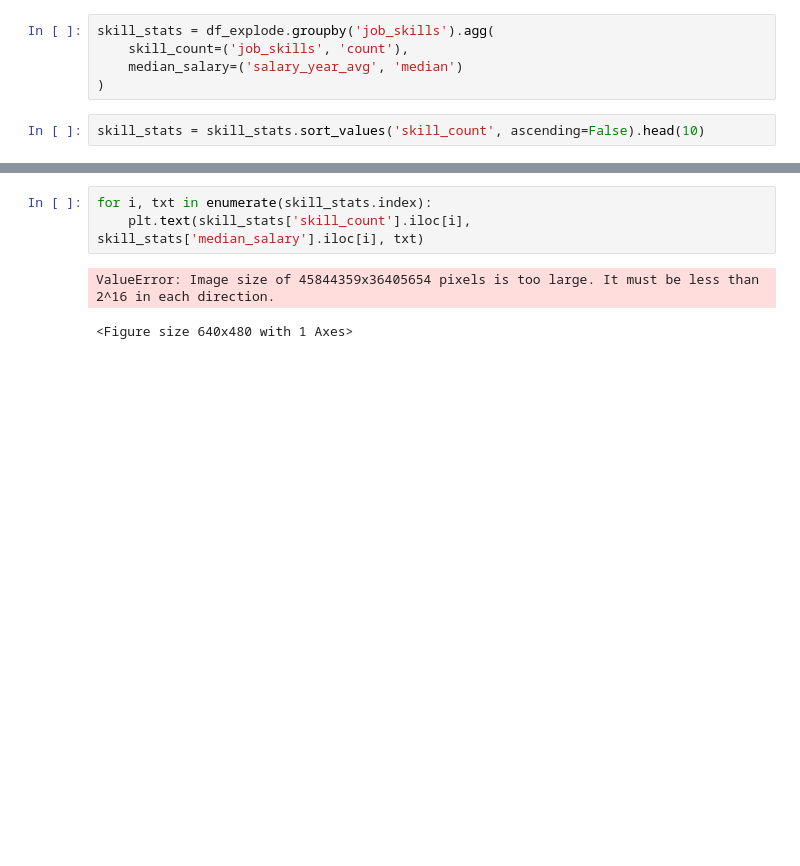
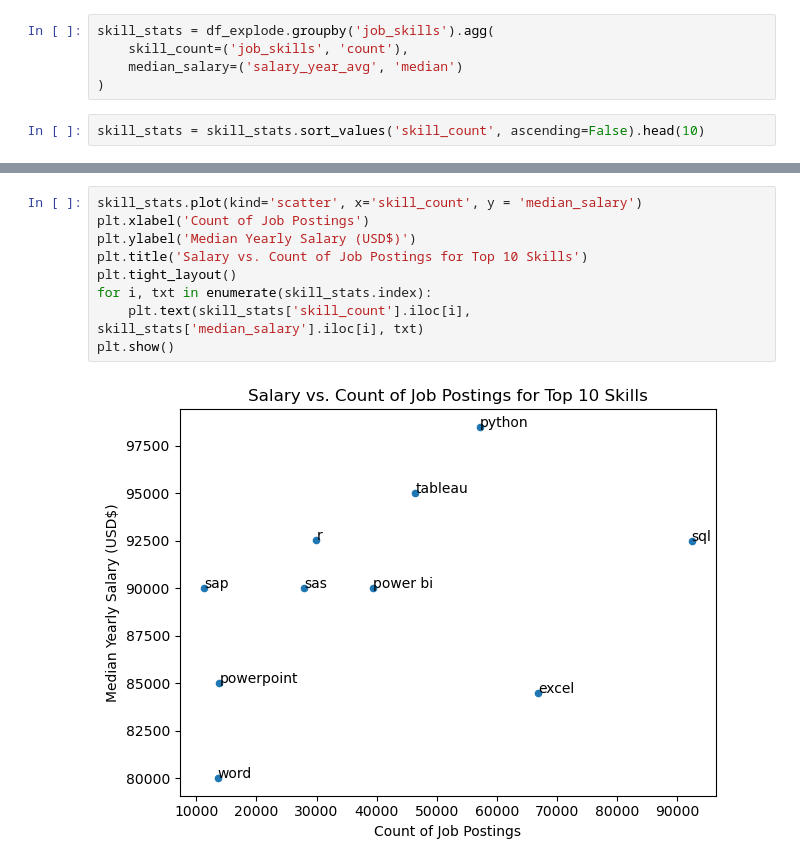
Before and after one commit to OlegNowikov/Python_Data_Project, a Jupyter notebook: 2_Advanced/15_Matplotlib_Scatter_Plots.ipynb, the cells around one changed output, grey strips where cells are left out. Cells and saved outputs as stored; diff of their text form; blank space fills up the shorter version.

```diff
--- a/2_Advanced/15_Matplotlib_Scatter_Plots.ipynb
+++ b/2_Advanced/15_Matplotlib_Scatter_Plots.ipynb
@@ -32,6 +34,11 @@ plt.show()
 # %%
+skill_stats.plot(kind='scatter', x='skill_count', y = 'median_salary')
+plt.xlabel('Count of Job Postings')
+plt.ylabel('Median Yearly Salary (USD$)')
+plt.title('Salary vs. Count of Job Postings for Top 10 Skills')
+plt.tight_layout()
 for i, txt in enumerate(skill_stats.index):
     plt.text(skill_stats['skill_count'].iloc[i], skill_stats['median_salary'].iloc[i], txt)
+plt.show()
 # %% [output]
-ValueError: Image size of 45844359x36405654 pixels is too large. It must be less than 2^16 in each direction.
-<Figure size 640x480 with 1 Axes>
+[figure, added]
```
Also changed, not shown: parts of 1 cell of this notebook, 7 other files.
